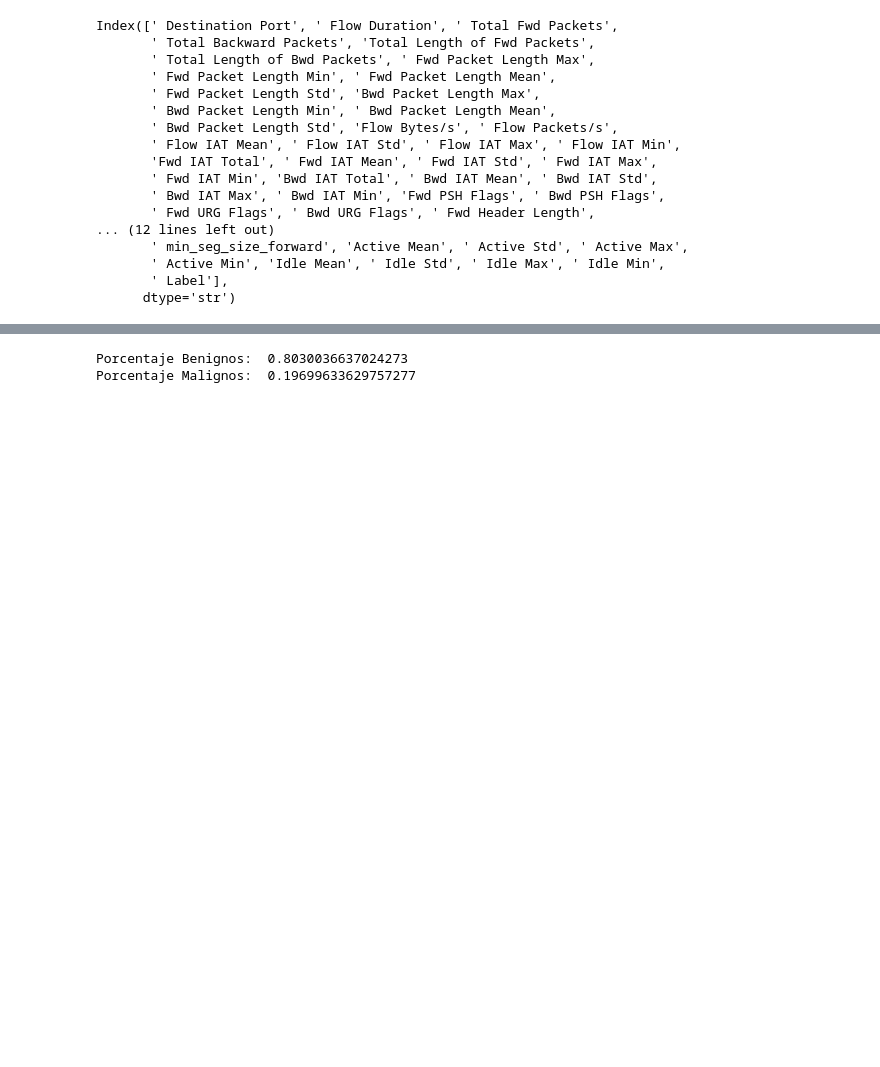
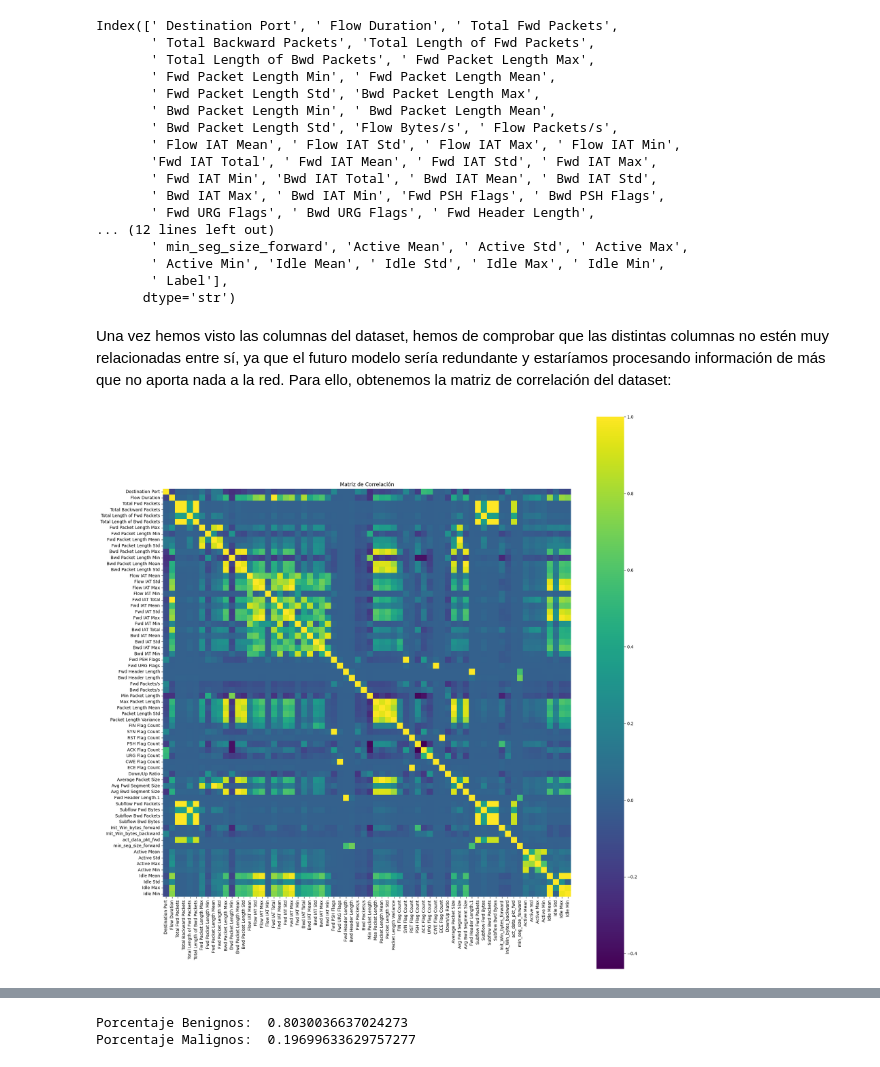
Before and after one commit to rnoguer22/AnomaliasTFG, a Jupyter notebook: code/anomalias.ipynb, the cells around one changed output, grey strips where cells are left out. Drawn from its saved outputs; the diff is of its cells as text; code cells hidden in the pictures; blank space fills up the shorter version.

Commit message:
Matriz de correlacion. Eliminamos columnas redundantes

```diff
--- a/code/anomalias.ipynb
+++ b/code/anomalias.ipynb
@@ -54,3 +54,10 @@ Index([' Destination Port', ' Flow Duration', ' Total Fwd Packets',
        ' Active Min', 'Idle Mean', ' Idle Std', ' Idle Max', ' Idle Min',
        ' Label'],
       dtype='str')
+# %% [markdown]
+Una vez hemos visto las columnas del dataset, hemos de comprobar que las distintas columnas no estén muy relacionadas entre sí, ya que el futuro modelo sería redundante y estaríamos procesando información de más que no aporta nada a la red. Para ello, obtenemos la matriz de correlación del dataset:
+# %%
+corr_matrix_df = anomalias.get_corr_matrix_from_df(df)
+anomalias.plot_correlation_matrix(corr_matrix_df, 'matriz_correlacion.png', 19)
+# %% [output]
+[figure, added]
```
Also changed, not shown: parts of 13 cells of this notebook, 5 other files.
